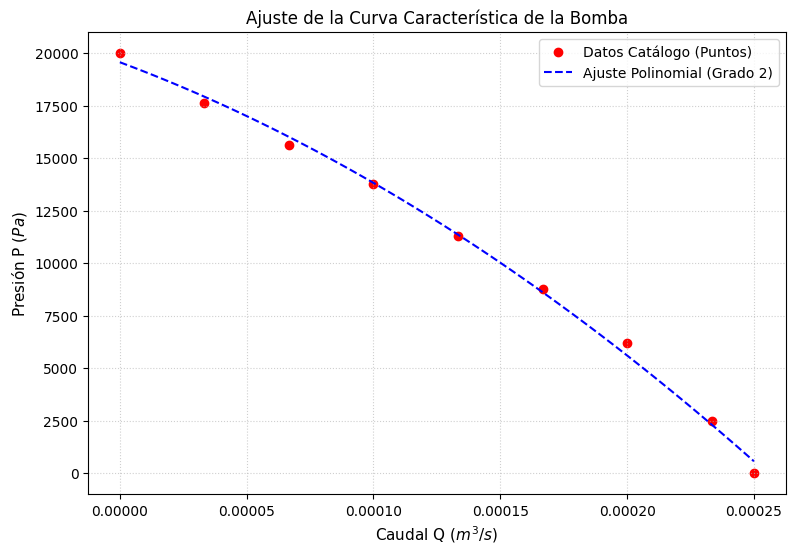
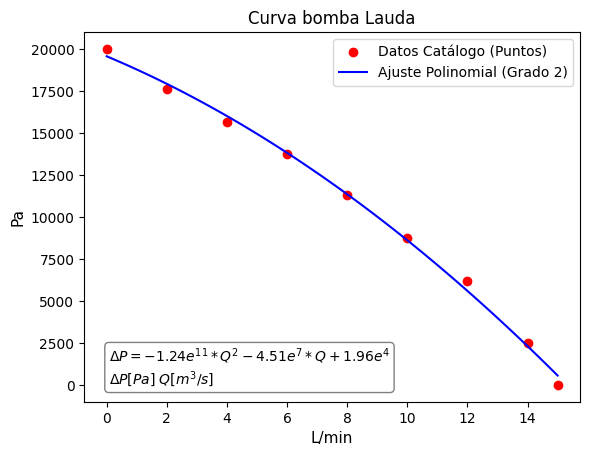
The change to this notebook cell's code, shown as a diff; its figure went from the first image to the second:
--- before
+++ after
@@ -1,14 +1,19 @@
-plt.figure(figsize=(9, 6))
+plt.figure()
 
 # Dibujar puntos originales
-plt.scatter(x, y, color='red', label='Datos Catálogo (Puntos)')
+plt.scatter(x*1000*60, y, color='red', label='Datos Catálogo (Puntos)')
 
 # Dibujar curva ajustada
-plt.plot(x_curva, y_curva, '--', color='blue', label='Ajuste Polinomial (Grado 2)')
-
-plt.title('Ajuste de la Curva Característica de la Bomba', fontsize=12)
-plt.xlabel('Caudal Q ($m^3/s$)', fontsize=11)
-plt.ylabel('Presión P ($Pa$)', fontsize=11)
-plt.grid(True, linestyle=':', alpha=0.6)
+plt.plot(x_curva*1000*60, y_curva, '-', color='blue', label='Ajuste Polinomial (Grado 2)')
+plt.annotate(
+text=r"$\Delta P = -1.24e^{11} * Q^2 - 4.51e^7 *Q + 1.96e^4$"+ "\n" + r"$\Delta P[Pa]$ $Q[m^3/s]$",
+    xy=(0.05, 0.05),              # (X, Y) Posición: 5% a la derecha, 5% hacia arriba
+    xycoords='axes fraction',     # Las coordenadas son relativas al tamaño del gráfico
+    fontsize=10,                  # Opcional: tamaño de la letra
+    bbox=dict(boxstyle="round,pad=0.3", fc="white", ec="gray", lw=1) # Opcional: le pone una cajita de fondo
+)
+plt.title('Curva bomba Lauda', fontsize=12)
+plt.xlabel('L/min', fontsize=11)
+plt.ylabel('Pa', fontsize=11)
 plt.legend()
 plt.show()

Commit: asd